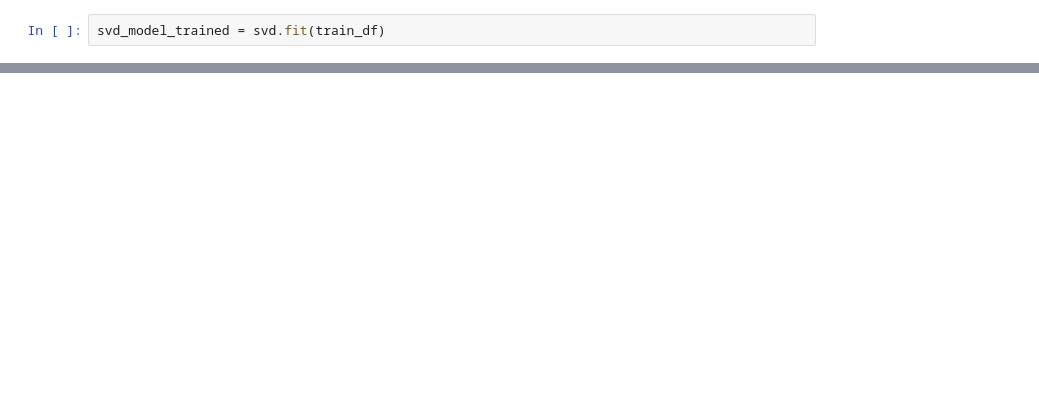
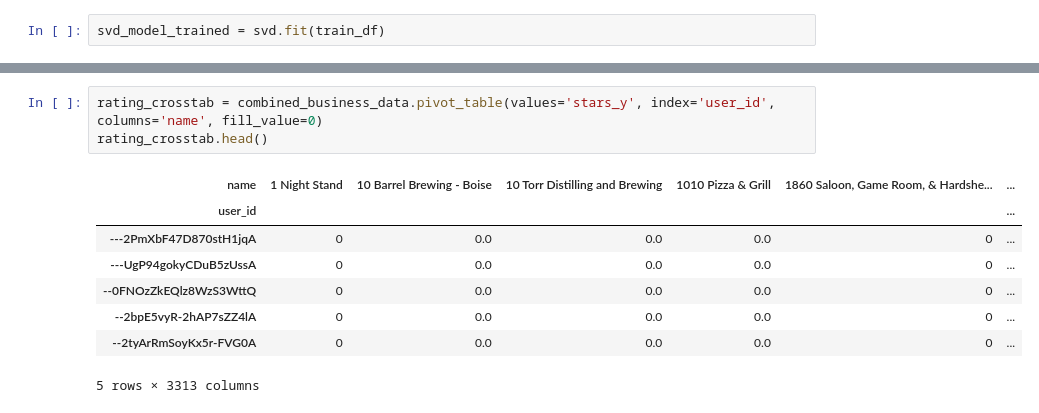
Before and after one commit to ihetvipatel/DATA-606-Capstone-Project-Conversational-Recommender-System-for-Restaurants, a Jupyter notebook: Yelp_Recommender_System.ipynb, the cells around one changed output, grey strips where cells are left out. Drawn from its saved outputs; the diff is of its cells as text; blank space fills up the shorter version.

```diff
--- a/Yelp_Recommender_System.ipynb
+++ b/Yelp_Recommender_System.ipynb
@@ -319,0 +247,12 @@ biz_categories = to_1D(categories.str.split(","))
+# %%
+rating_crosstab = combined_business_data.pivot_table(values='stars_y', index='user_id', columns='name', fill_value=0)
+rating_crosstab.head()
+# %% [output]
+| name | 1 Night Stand | 10 Barrel Brewing - Boise | 10 Torr Distilling and Brewing | 1010 Pizza & Grill | 1860 Saloon, Game Room, & Hardshe... | ... |
+| user_id |  |  |  |  |  | ... |
+| ---2PmXbF47D870stH1jqA | 0 | 0.0 | 0.0 | 0.0 | 0 | ... |
+| ---UgP94gokyCDuB5zUssA | 0 | 0.0 | 0.0 | 0.0 | 0 | ... |
+| --0FNOzZkEQlz8WzS3WttQ | 0 | 0.0 | 0.0 | 0.0 | 0 | ... |
+| --2bpE5vyR-2hAP7sZZ4lA | 0 | 0.0 | 0.0 | 0.0 | 0 | ... |
+| --2tyArRmSoyKx5r-FVG0A | 0 | 0.0 | 0.0 | 0.0 | 0 | ... |
+5 rows × 3313 columns
```
Also changed, not shown: parts of 63 cells of this notebook.
